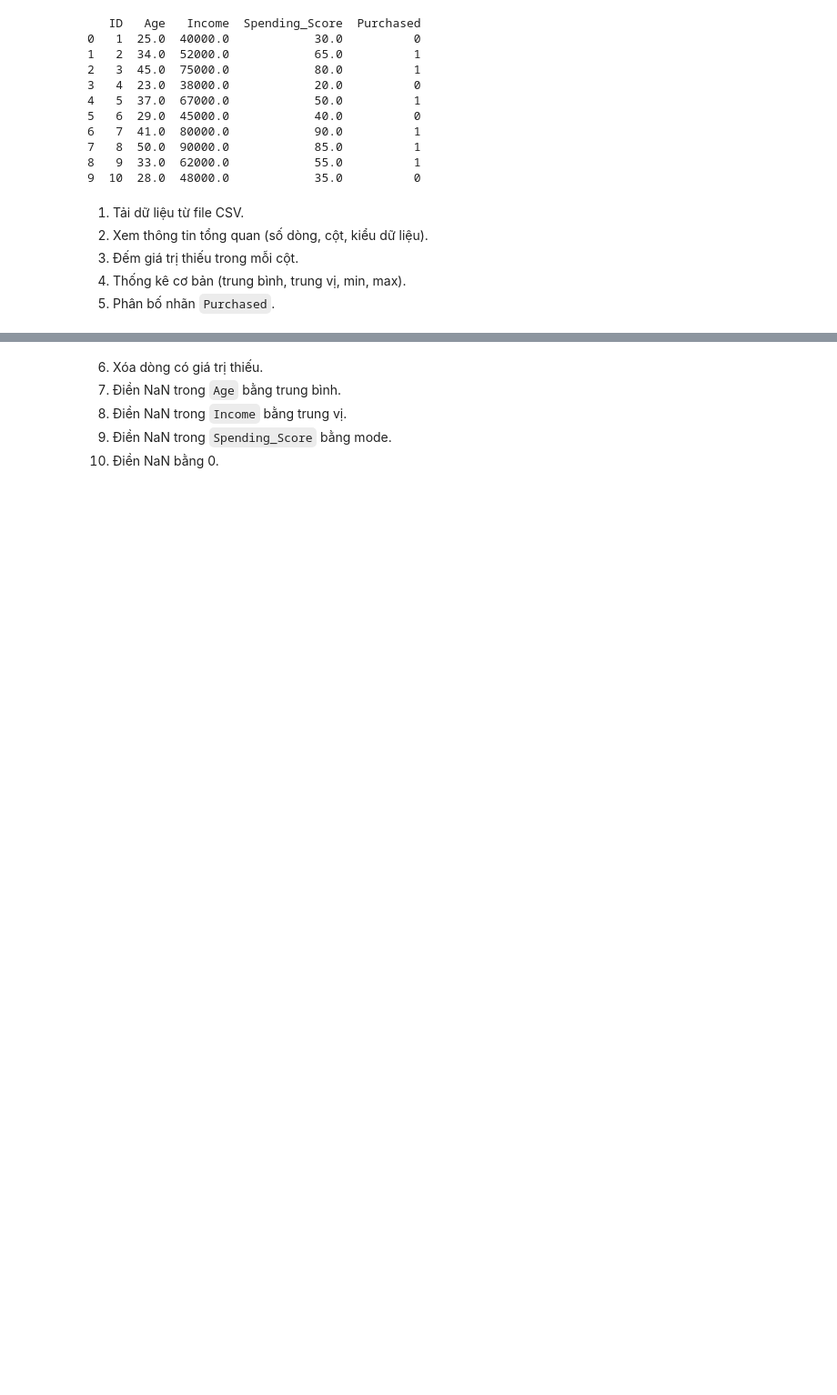
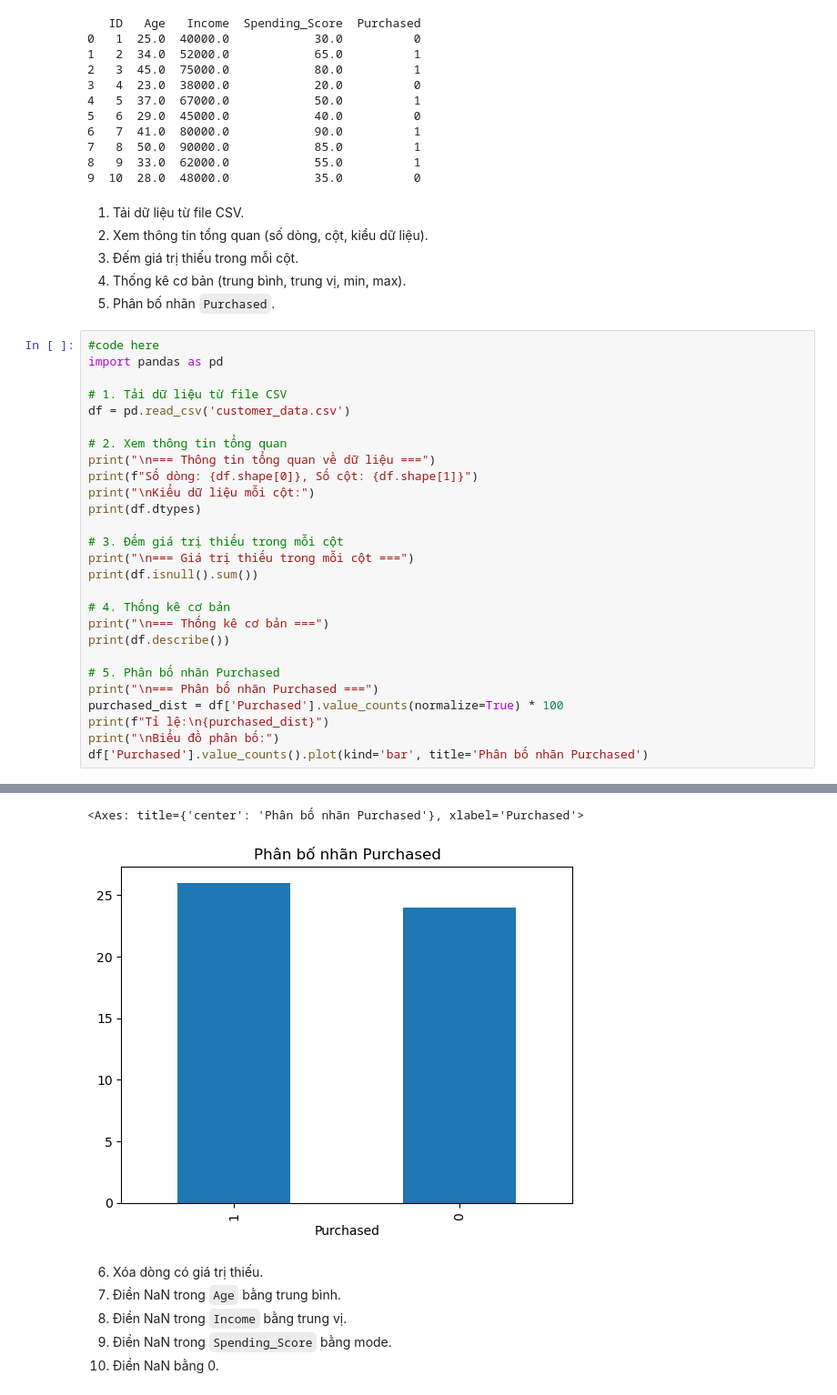
Before and after one commit to trantanphat0811/BTTH_SoHoa, a Jupyter notebook: TranTanPhat_2274802010644_BTTH_Lab9/Ôn Tập.ipynb, the cells around one changed output, grey strips where cells are left out. Shown at 91% size. Saved outputs shown, nothing was run; the diff lists cells and outputs as text; blank space fills up the shorter version.

```diff
--- a/TranTanPhat_2274802010644_BTTH_Lab9/Ôn Tập.ipynb
+++ b/TranTanPhat_2274802010644_BTTH_Lab9/Ôn Tập.ipynb
@@ -118,3 +120,31 @@ print(df.head(10))
 3. Đếm giá trị thiếu trong mỗi cột.
 4. Thống kê cơ bản (trung bình, trung vị, min, max).
 5. Phân bố nhãn `Purchased`.
+# %%
+#code here
+import pandas as pd
+
+# 1. Tải dữ liệu từ file CSV
+df = pd.read_csv('customer_data.csv')
+
+# 2. Xem thông tin tổng quan
+print("\n=== Thông tin tổng quan về dữ liệu ===")
+print(f"Số dòng: {df.shape[0]}, Số cột: {df.shape[1]}")
+print("\nKiểu dữ liệu mỗi cột:")
+print(df.dtypes)
+
+# 3. Đếm giá trị thiếu trong mỗi cột
+print("\n=== Giá trị thiếu trong mỗi cột ===")
+print(df.isnull().sum())
+
+# 4. Thống kê cơ bản
+print("\n=== Thống kê cơ bản ===")
+print(df.describe())
+
+# 5. Phân bố nhãn Purchased
+print("\n=== Phân bố nhãn Purchased ===")
+purchased_dist = df['Purchased'].value_counts(normalize=True) * 100
+print(f"Tỉ lệ:\n{purchased_dist}")
+print("\nBiểu đồ phân bố:")
+df['Purchased'].value_counts().plot(kind='bar', title='Phân bố nhãn Purchased')
+# %% [output]
@@ -121,3 +168,5 @@ print(df.head(10))
+<Axes: title={'center': 'Phân bố nhãn Purchased'}, xlabel='Purchased'>
+[figure, added]
 # %% [markdown]
 6. Xóa dòng có giá trị thiếu.
 7. Điền NaN trong `Age` bằng trung bình.
```
Also changed, not shown: parts of 12 cells of this notebook.
